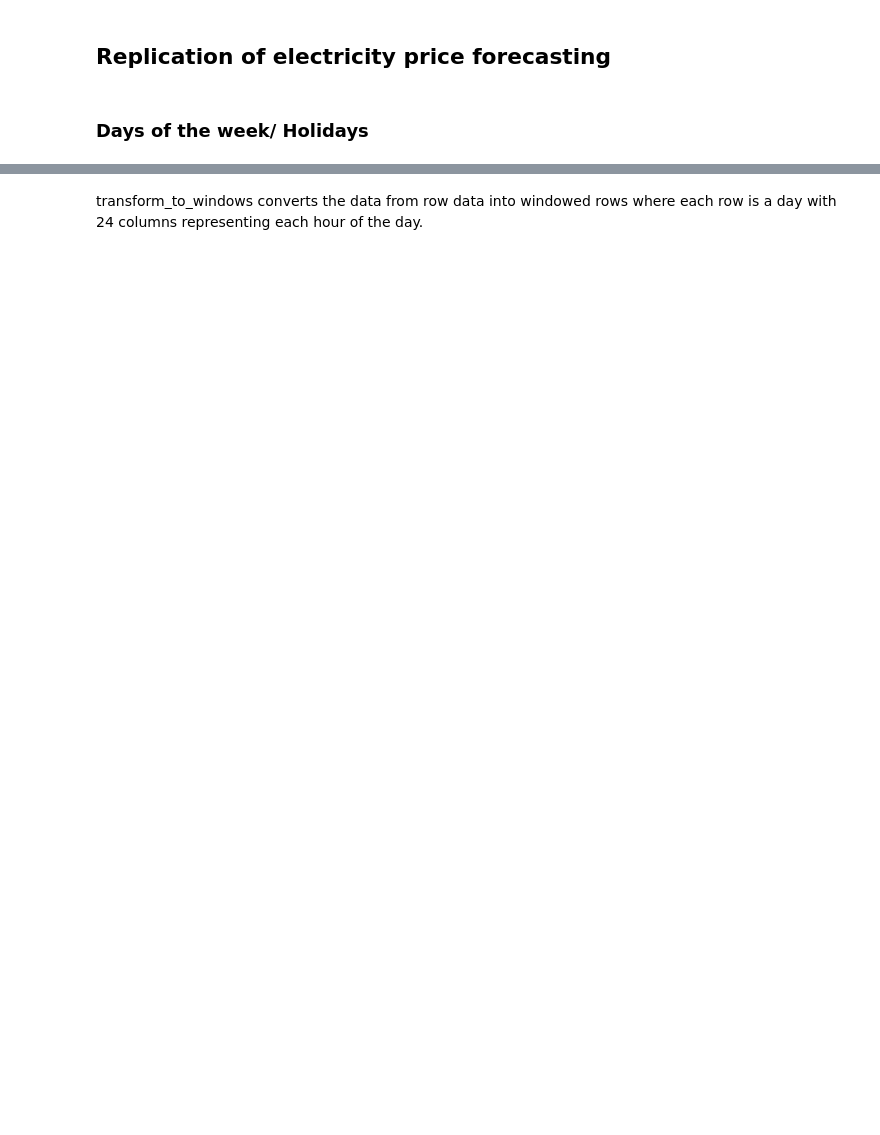
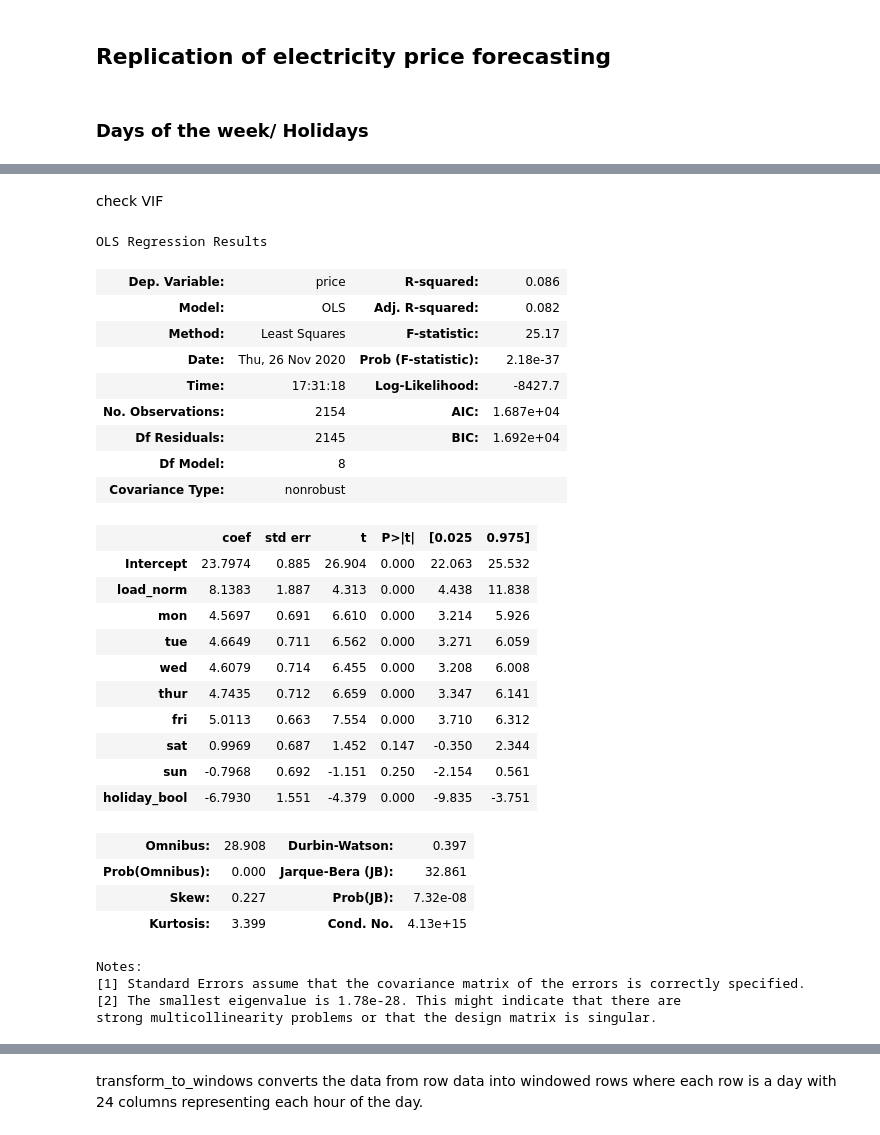
Before and after one commit to Guli-Y/ElectricityPricePredictor, a Jupyter notebook: notebooks/griseldo_replication.ipynb, the cells around one changed output, grey strips where cells are left out. Cells and saved outputs as stored; diff of their text form; code cells hidden in the pictures; blank space fills up the shorter version.

```diff
--- a/notebooks/griseldo_replication.ipynb
+++ b/notebooks/griseldo_replication.ipynb
@@ -17,0 +208,36 @@ X = df['load'], df['weather/temp/snow'], df['coal_price'], df['dow'], df['holida
+# %%
+model2 = smf.ols(formula='price ~ load_norm + mon + tue + wed + thur + fri + sat + sun + holiday_bool', data=merged_all_1).fit()
+# %% [markdown]
+check VIF
+# %%
+model2.summary()
+# %% [output]
+OLS Regression Results
+| Dep. Variable: | price | R-squared: | 0.086 |
+| Model: | OLS | Adj. R-squared: | 0.082 |
+| Method: | Least Squares | F-statistic: | 25.17 |
+| Date: | Thu, 26 Nov 2020 | Prob (F-statistic): | 2.18e-37 |
+| Time: | 17:31:18 | Log-Likelihood: | -8427.7 |
+| No. Observations: | 2154 | AIC: | 1.687e+04 |
+| Df Residuals: | 2145 | BIC: | 1.692e+04 |
+| Df Model: | 8 |  |  |
+| Covariance Type: | nonrobust |  |  |
+|  | coef | std err | t | P>|t| | [0.025 | 0.975] |
+| Intercept | 23.7974 | 0.885 | 26.904 | 0.000 | 22.063 | 25.532 |
+| load_norm | 8.1383 | 1.887 | 4.313 | 0.000 | 4.438 | 11.838 |
+| mon | 4.5697 | 0.691 | 6.610 | 0.000 | 3.214 | 5.926 |
+| tue | 4.6649 | 0.711 | 6.562 | 0.000 | 3.271 | 6.059 |
+| wed | 4.6079 | 0.714 | 6.455 | 0.000 | 3.208 | 6.008 |
+| thur | 4.7435 | 0.712 | 6.659 | 0.000 | 3.347 | 6.141 |
+| fri | 5.0113 | 0.663 | 7.554 | 0.000 | 3.710 | 6.312 |
+| sat | 0.9969 | 0.687 | 1.452 | 0.147 | -0.350 | 2.344 |
+| sun | -0.7968 | 0.692 | -1.151 | 0.250 | -2.154 | 0.561 |
+| holiday_bool | -6.7930 | 1.551 | -4.379 | 0.000 | -9.835 | -3.751 |
+| Omnibus: | 28.908 | Durbin-Watson: | 0.397 |
+| Prob(Omnibus): | 0.000 | Jarque-Bera (JB): | 32.861 |
+| Skew: | 0.227 | Prob(JB): | 7.32e-08 |
+| Kurtosis: | 3.399 | Cond. No. | 4.13e+15 |
+Notes:
+[1] Standard Errors assume that the covariance matrix of the errors is correctly specified.
+[2] The smallest eigenvalue is 1.78e-28. This might indicate that there are
+strong multicollinearity problems or that the design matrix is singular.
```
Also changed, not shown: parts of 67 cells of this notebook, 1 other file.
